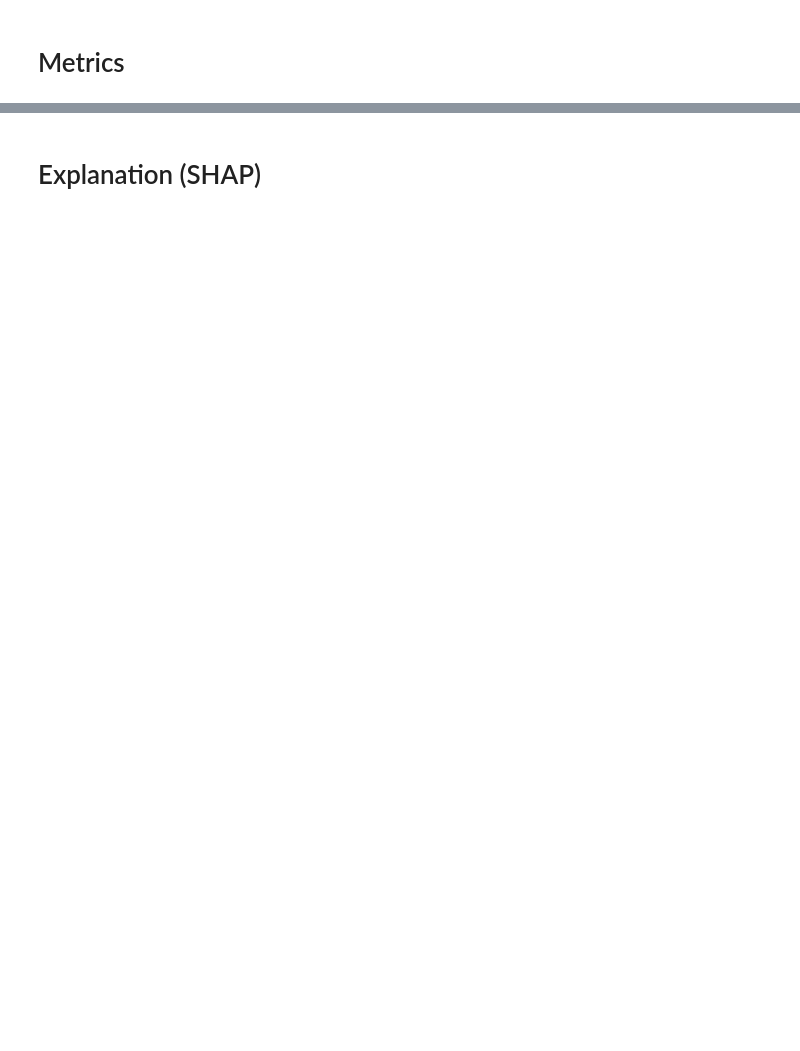
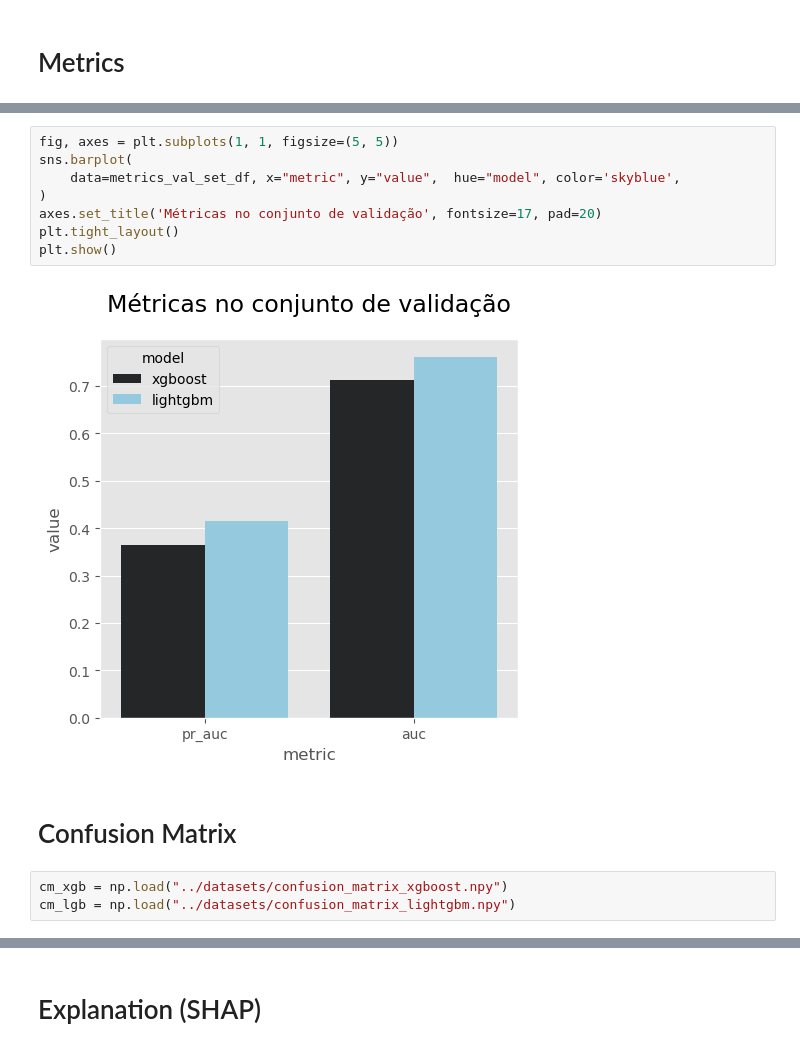
Before and after one commit to FelipeMarcelino/case_creditas, a Jupyter notebook: notebooks/results.ipynb, the cells around one changed output, grey strips where cells are left out. Drawn from its saved outputs; the diff is of its cells as text; blank space fills up the shorter version.

```diff
--- a/notebooks/results.ipynb
+++ b/notebooks/results.ipynb
@@ -36,0 +75,15 @@ sns.catplot(
+# %%
+fig, axes = plt.subplots(1, 1, figsize=(5, 5))
+sns.barplot(
+    data=metrics_val_set_df, x="metric", y="value",  hue="model", color='skyblue',
+)
+axes.set_title('Métricas no conjunto de validação', fontsize=17, pad=20)
+plt.tight_layout()
+plt.show()
+# %% [output]
+[figure, added]
+# %% [markdown]
+# Confusion Matrix
+# %%
+cm_xgb = np.load("../datasets/confusion_matrix_xgboost.npy")
+cm_lgb = np.load("../datasets/confusion_matrix_lightgbm.npy")
```
Also changed, not shown: parts of 16 cells of this notebook, 55 other files.
